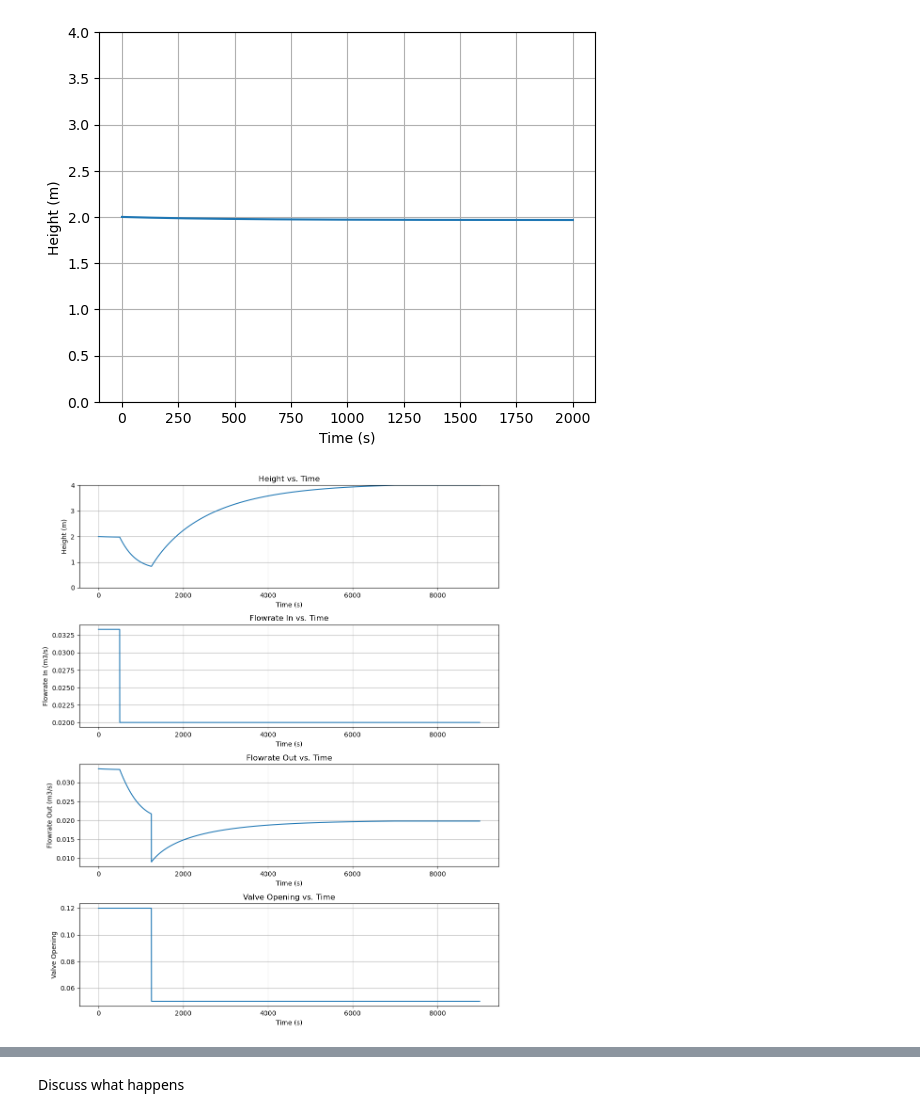
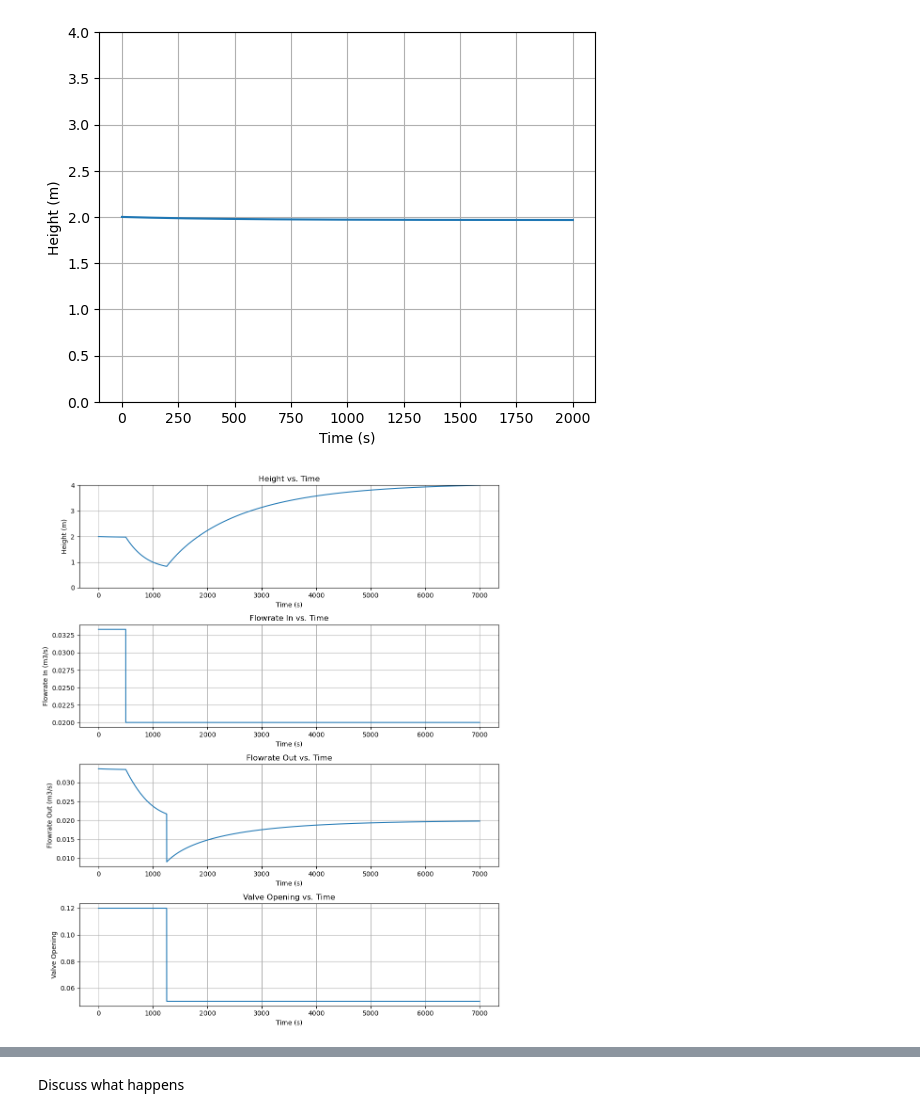
Before and after one commit to 267192/MOD300, a Jupyter notebook: Project 2.ipynb, the cells around one changed output, grey strips where cells are left out. Saved outputs shown, nothing was run; the diff lists cells and outputs as text; code cells hidden in the pictures.

```diff
--- a/Project 2.ipynb
+++ b/Project 2.ipynb
@@ -414,7 +531,7 @@ plt.show()
 
 timestep = 1  # s
 time = 0  # s
-endtime = 9000 # s
+endtime = 7000 # s
 rho = 1000  # density of fluid kg/m3
 k = 0.002
 keff = k * math.sqrt(rho)
@@ -452,14 +569,12 @@ while time < endtime:  # controls the time simulation
         h_new = 0
 
     # Update qin based on your simulation conditions
-    if time < 500:
-        qin = 0.03333
-    else:
+    if time > 500:
+
         qin = 0.02  # Adjust qin to a different value after 1000 seconds
 
-    if time < 1250:
-        z = 0.12
-    else:
+    if time > 1250:
+
         z = 0.05
 
     time = time + timestep  # updates time
@@ -483,33 +598,33 @@ axs[0].plot(t, h)
 axs[0].set_xlabel('Time (s)')
 axs[0].set_ylabel('Height (m)')
 axs[0].set_title('Height vs. Time')
 axs[0].grid(True)
 axs[0].set_ylim(ymin=0, ymax=4)
 
 # Plot for flowrate in
 axs[1].plot(t, flowrate_in)
 axs[1].set_xlabel('Time (s)')
 axs[1].set_ylabel('Flowrate In (m3/s)')
 axs[1].set_title('Flowrate In vs. Time')
 axs[1].grid(True)
 
 # Plot for flowrate out
 axs[2].plot(t, flowrate_out)
 axs[2].set_xlabel('Time (s)')
 axs[2].set_ylabel('Flowrate Out (m3/s)')
 axs[2].set_title('Flowrate Out vs. Time')
 axs[2].grid(True)
 
 # Plot for valve opening
 axs[3].plot(t, valve_opening)
 axs[3].set_xlabel('Time (s)')
 axs[3].set_ylabel('Valve Opening')
 axs[3].set_title('Valve Opening vs. Time')
 axs[3].grid(True)
 
 plt.tight_layout()
 plt.show()
 # %% [output]
-[figure, old version]
+[figure, new version]
 # %% [markdown]
 ## Excercise 2.3
```
Also changed, not shown: parts of 5 cells of this notebook, 4 other files.
